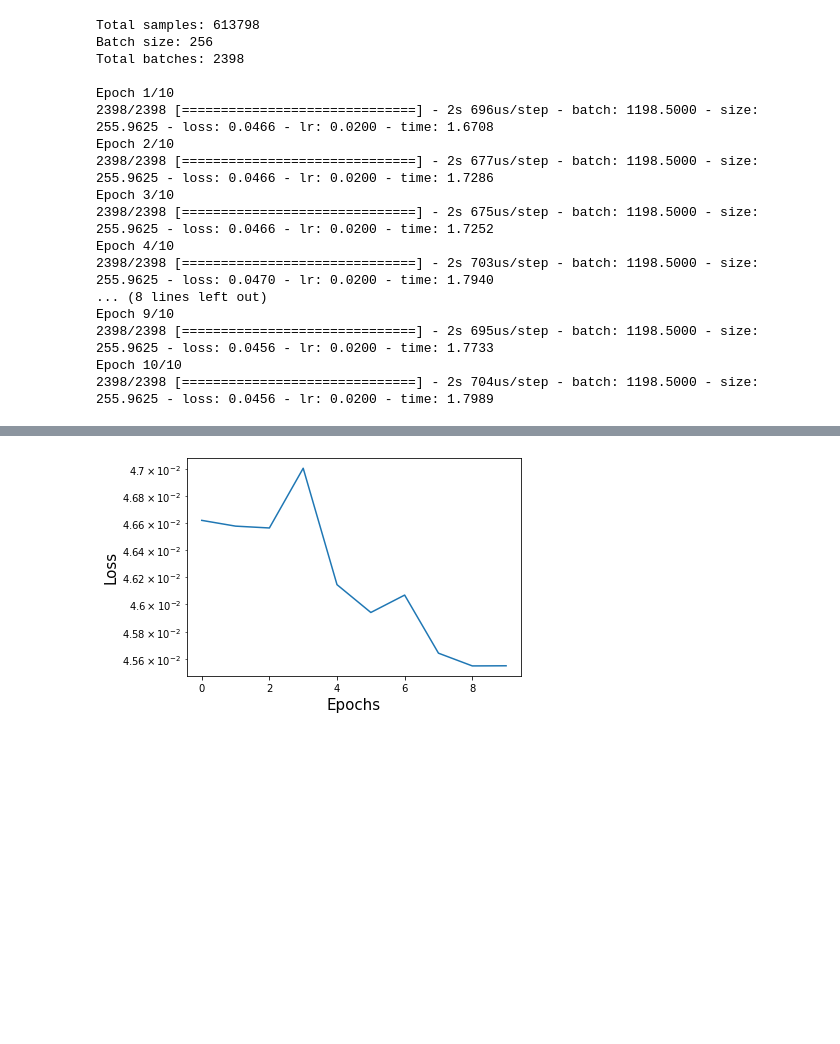
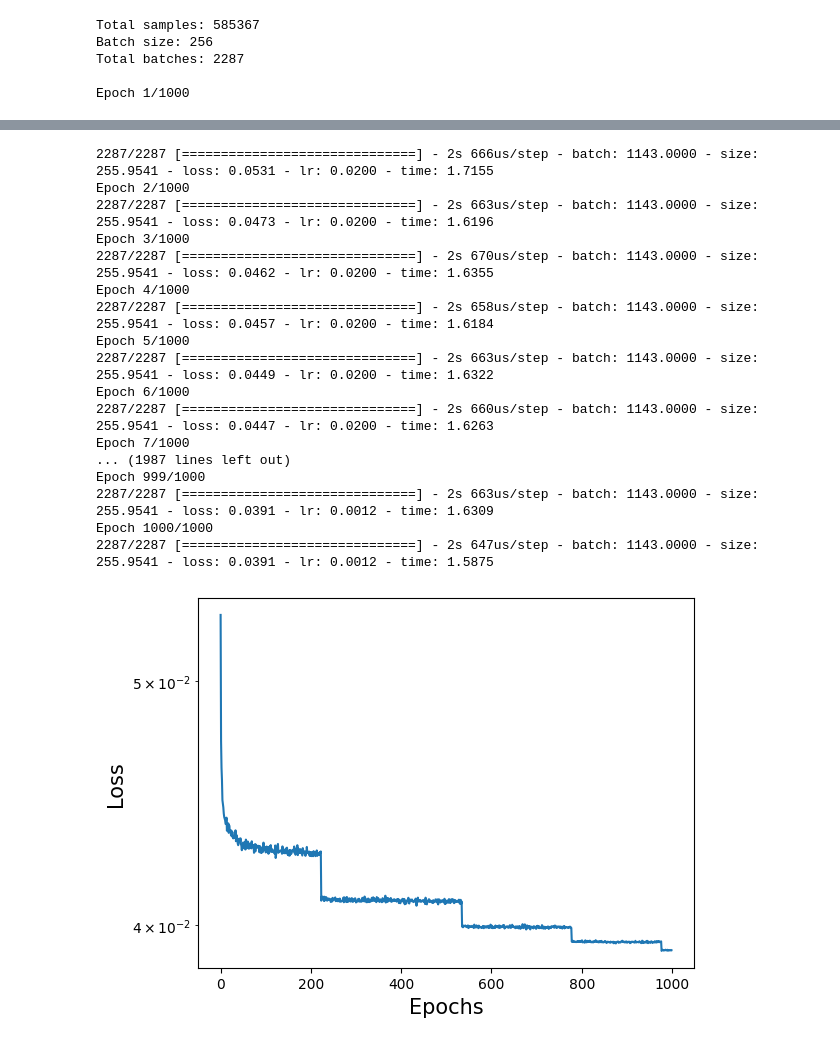
Before and after one commit to alfonsogijon/WindTurbines_PINNs, a Jupyter notebook: Code/Regression_NN.ipynb, the cells around one changed output, grey strips where cells are left out. Cells and saved outputs as stored; diff of their text form; code cells hidden in the pictures; blank space fills up the shorter version.

```diff
--- a/Code/Regression_NN.ipynb
+++ b/Code/Regression_NN.ipynb
@@ -58,8 +74,8 @@ W = sn.Variable('W')
 
 # NN arquitecture
 architecture = []
-N_layers = 2
-N_neurons = 30
+N_layers = 4
+N_neurons = 8
 for i in range(N_layers):
     architecture.append(N_neurons)
 
@@ -92,17 +116,10 @@ ________________________________________________________________________________
 # %%
 # Train the model
 
-from tabnanny import verbose
-
-# Split the data in training and test/validation sets
-X_train, X_test, Y_train, Y_test = train_test_split(X_data, Y_data, test_size=0.2, random_state=38)
-
-train_size = len(X_train[:,0])
-test_size = len(X_test[:,0])
-
-
+#_learning_rate = 0.02
 _learning_rate = 0.02
-_epochs = 10
+#_epochs = 10
+_epochs = 1000
 _batch_size = 256
 running = model.train([X_train[:,0],X_train[:,1],X_train[:,2]],Y_train[:,0],batch_size=_batch_size,learning_rate=_learning_rate, epochs=_epochs,verbose=1)
 plt.xlabel('Epochs',fontsize=15)
@@ -110,20 +127,8 @@ plt.ylabel('Loss',fontsize=15)
 plt.semilogy(running.history['loss'])
 plt.show()
 # %% [output]
-Total samples: 613798
+Total samples: 585367
 Batch size: 256
-Total batches: 2398
+Total batches: 2287
 
-Epoch 1/10
-2398/2398 [==============================] - 2s 696us/step - batch: 1198.5000 - size: 255.9625 - loss: 0.0466 - lr: 0.0200 - time: 1.6708
-Epoch 2/10
-2398/2398 [==============================] - 2s 677us/step - batch: 1198.5000 - size: 255.9625 - loss: 0.0466 - lr: 0.0200 - time: 1.7286
-Epoch 3/10
-2398/2398 [==============================] - 2s 675us/step - batch: 1198.5000 - size: 255.9625 - loss: 0.0466 - lr: 0.0200 - time: 1.7252
-Epoch 4/10
-2398/2398 [==============================] - 2s 703us/step - batch: 1198.5000 - size: 255.9625 - loss: 0.0470 - lr: 0.0200 - time: 1.7940
-... (8 lines left out)
-Epoch 9/10
-2398/2398 [==============================] - 2s 695us/step - batch: 1198.5000 - size: 255.9625 - loss: 0.0456 - lr: 0.0200 - time: 1.7733
-Epoch 10/10
-2398/2398 [==============================] - 2s 704us/step - batch: 1198.5000 - size: 255.9625 - loss: 0.0456 - lr: 0.0200 - time: 1.7989
+Epoch 1/1000
@@ -130 +141,18 @@ Epoch 10/10
+2287/2287 [==============================] - 2s 666us/step - batch: 1143.0000 - size: 255.9541 - loss: 0.0531 - lr: 0.0200 - time: 1.7155
+Epoch 2/1000
+2287/2287 [==============================] - 2s 663us/step - batch: 1143.0000 - size: 255.9541 - loss: 0.0473 - lr: 0.0200 - time: 1.6196
+Epoch 3/1000
+2287/2287 [==============================] - 2s 670us/step - batch: 1143.0000 - size: 255.9541 - loss: 0.0462 - lr: 0.0200 - time: 1.6355
+Epoch 4/1000
+2287/2287 [==============================] - 2s 658us/step - batch: 1143.0000 - size: 255.9541 - loss: 0.0457 - lr: 0.0200 - time: 1.6184
+Epoch 5/1000
+2287/2287 [==============================] - 2s 663us/step - batch: 1143.0000 - size: 255.9541 - loss: 0.0449 - lr: 0.0200 - time: 1.6322
+Epoch 6/1000
+2287/2287 [==============================] - 2s 660us/step - batch: 1143.0000 - size: 255.9541 - loss: 0.0447 - lr: 0.0200 - time: 1.6263
+Epoch 7/1000
+... (1987 lines left out)
+Epoch 999/1000
+2287/2287 [==============================] - 2s 663us/step - batch: 1143.0000 - size: 255.9541 - loss: 0.0391 - lr: 0.0012 - time: 1.6309
+Epoch 1000/1000
+2287/2287 [==============================] - 2s 647us/step - batch: 1143.0000 - size: 255.9541 - loss: 0.0391 - lr: 0.0012 - time: 1.5875
-[figure, old version]
+[figure, new version]
```
Also changed, not shown: parts of 9 cells of this notebook, 4 other files.
